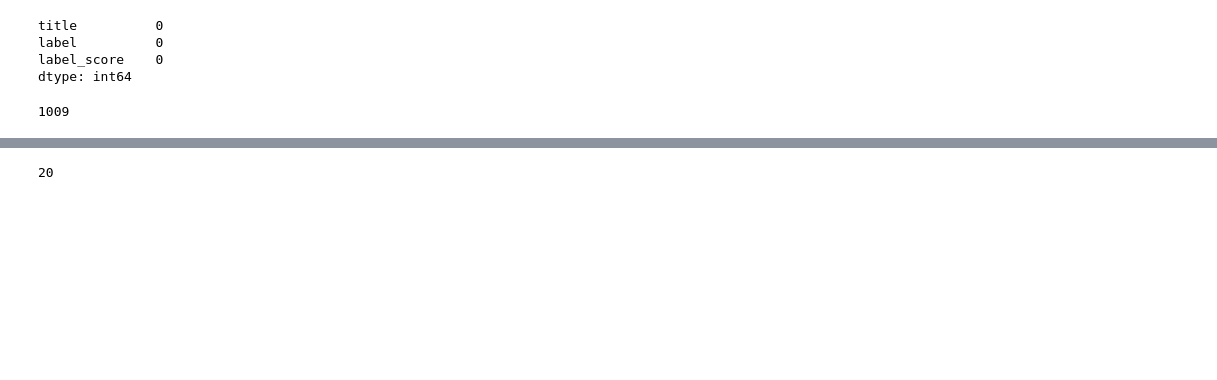
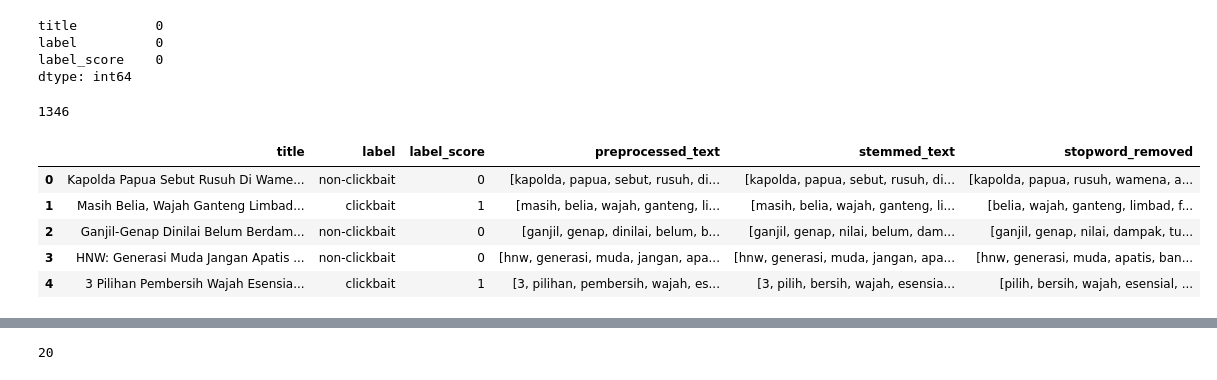
Before and after one commit to furaihan/proyek-data-mining, a Jupyter notebook: main.ipynb, the cells around one changed output, grey strips where cells are left out. Drawn from its saved outputs; the diff is of its cells as text; code cells hidden in the pictures; blank space fills up the shorter version.

```diff
--- a/main.ipynb
+++ b/main.ipynb
@@ -49,0 +54,19 @@ Name: count, dtype: int64
+# %%
+import pandas as pd
+from sklearn.utils import resample
+
+# Separate the minority and majority classes
+df_clickbait = df[df['label'] == 'clickbait']
+df_non_clickbait = df[df['label'] == 'non-clickbait']
+
+# Oversample the minority class
+oversampled_clickbait = resample(df_clickbait,
+                                 replace=True,    # Sample with replacement
+                                 n_samples=len(df_non_clickbait), # Match the number of non-clickbait samples
+                                 random_state=3006) # For reproducibility
+
+# Combine the oversampled minority class with the majority class
+balanced_df = pd.concat([df_non_clickbait, oversampled_clickbait], ignore_index=True)
+
+# Check the class balance
+print(balanced_df['label'].value_counts())
@@ -50,5 +78,7 @@ Name: count, dtype: int64
 # %%
 df = balanced_df
+# %%
+df = df.sample(frac=1, random_state=2306).reset_index(drop=True)
 # %%
 plt.figure(figsize=(5, 5))
 sns.set_theme()
@@ -126,7 +141,7 @@ for i in range(len(df)):
     empty_word += df['stemmed_text'].iloc[i].count('')
 print(empty_word)
 # %% [output]
-1009
+1346
 # %%
 # remove empty word
 df['stemmed_text'] = df['stemmed_text'].apply(lambda x: [word for word in x if word != ''])
@@ -132,0 +152,9 @@ df['stemmed_text'] = df['stemmed_text'].apply(lambda x: [word for word in x if w
+# %%
+df.head()
+# %% [output]
+|  | title | label | label_score | preprocessed_text | stemmed_text | stopword_removed |
+| 0 | Kapolda Papua Sebut Rusuh Di Wame... | non-clickbait | 0 | [kapolda, papua, sebut, rusuh, di... | [kapolda, papua, sebut, rusuh, di... | [kapolda, papua, rusuh, wamena, a... |
+| 1 | Masih Belia, Wajah Ganteng Limbad... | clickbait | 1 | [masih, belia, wajah, ganteng, li... | [masih, belia, wajah, ganteng, li... | [belia, wajah, ganteng, limbad, f... |
+| 2 | Ganjil-Genap Dinilai Belum Berdam... | non-clickbait | 0 | [ganjil, genap, dinilai, belum, b... | [ganjil, genap, nilai, belum, dam... | [ganjil, genap, nilai, dampak, tu... |
+| 3 | HNW: Generasi Muda Jangan Apatis ... | non-clickbait | 0 | [hnw, generasi, muda, jangan, apa... | [hnw, generasi, muda, jangan, apa... | [hnw, generasi, muda, apatis, ban... |
+| 4 | 3 Pilihan Pembersih Wajah Esensia... | clickbait | 1 | [3, pilihan, pembersih, wajah, es... | [3, pilih, bersih, wajah, esensia... | [pilih, bersih, wajah, esensial, ... |
```
Also changed, not shown: parts of 25 cells of this notebook.
